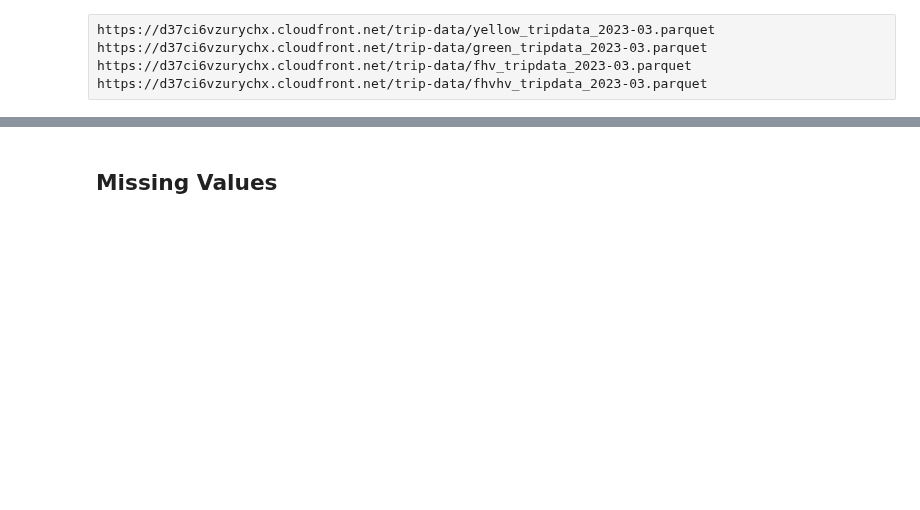
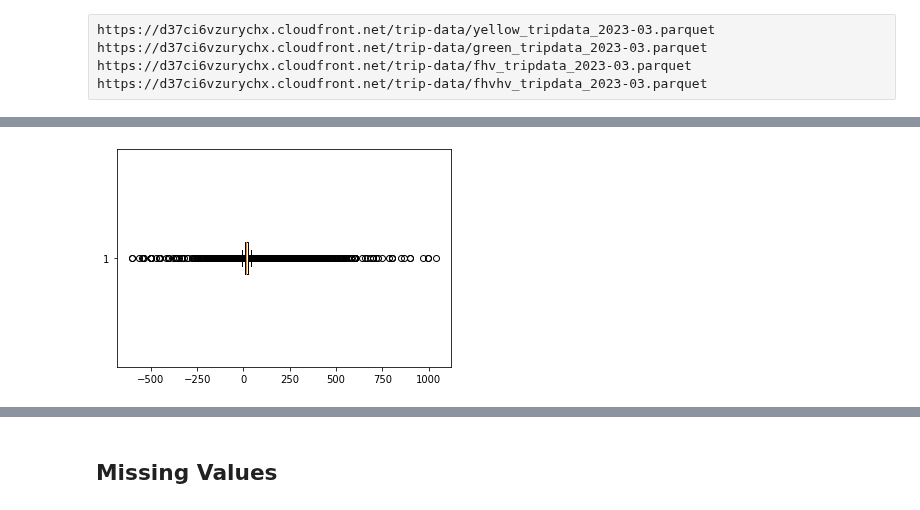
Before and after one commit to kingmolnar/DataScienceProgramming, a Jupyter notebook: 06-Transformation-and-Visualization/NYC-TLC-Trip-Data.ipynb, the cells around one changed output, grey strips where cells are left out. Saved outputs shown, nothing was run; the diff lists cells and outputs as text; code cells hidden in the pictures; blank space fills up the shorter version.

```diff
--- a/06-Transformation-and-Visualization/NYC-TLC-Trip-Data.ipynb
+++ b/06-Transformation-and-Visualization/NYC-TLC-Trip-Data.ipynb
@@ -88,0 +94,5 @@ ls -lR /data/nyc_tlc_trip_records/
+# %%
+plt.boxplot(df.fare_amount, vert=False)
+plt.show()
+# %% [output]
+[figure, added]
```
Also changed, not shown: parts of 42 cells of this notebook, 3 other files.
